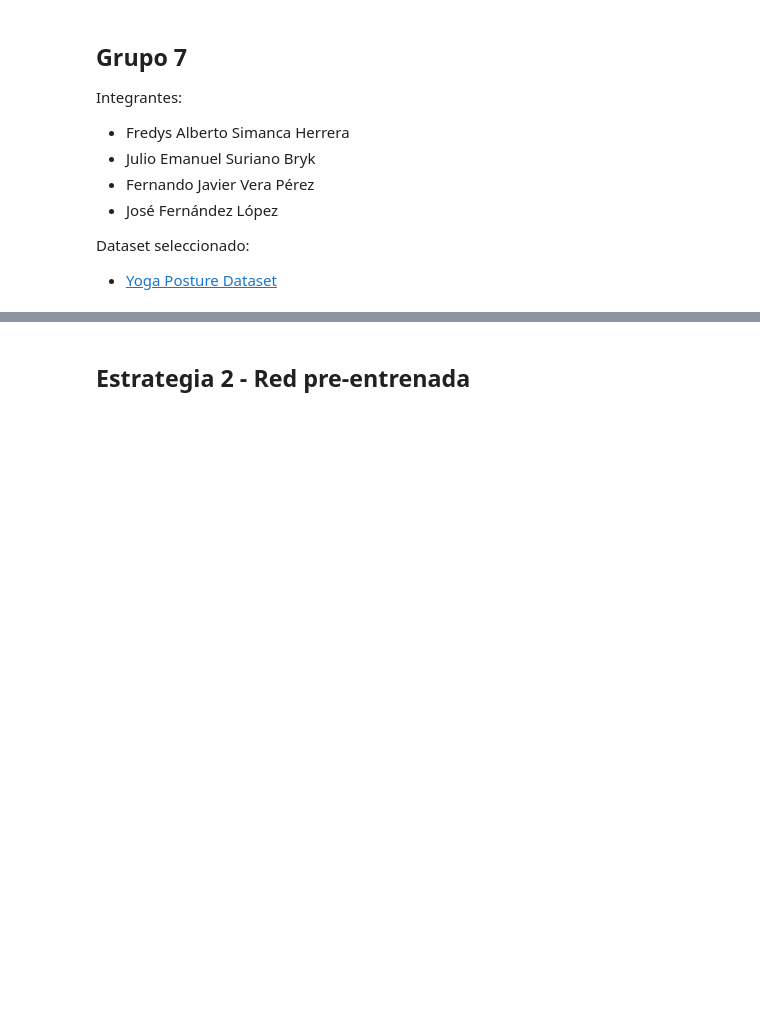
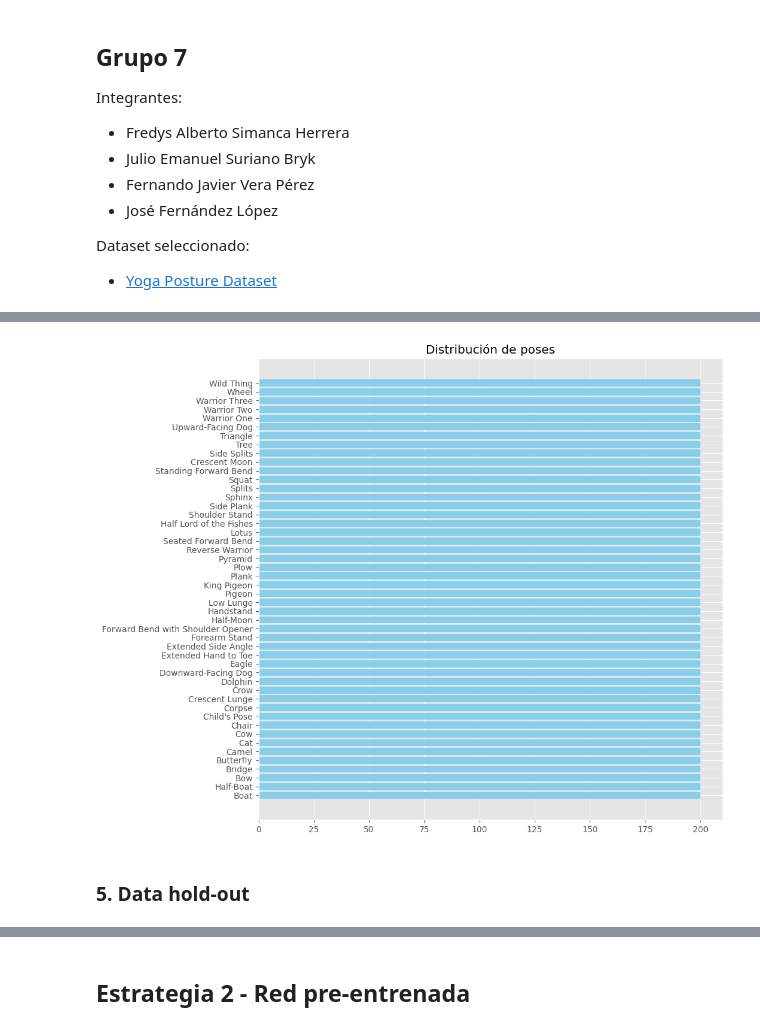
Before and after one commit to EmaSuriano/deep-learning-group-7, a Jupyter notebook: final.ipynb, the cells around one changed output, grey strips where cells are left out. Drawn from its saved outputs; the diff is of its cells as text; code cells hidden in the pictures; blank space fills up the shorter version.

```diff
--- a/final.ipynb
+++ b/final.ipynb
@@ -13,0 +239,26 @@ Dataset seleccionado:
+# %%
+# Recorremos todas los labels
+for label in np.unique(y):
+    X_filtered = X[y == label]
+    # calculamos la cantidad de imagenes a generar
+    num_augmentations = IMG_COUNT_PER_CLASS - len(X_filtered)
+
+    if num_augmentations > 0:
+        print(f"[INFO]: Nuevas {num_augmentations} poses de {labelNames[label]}")
+        # ordenamos las imagenes de forma tal que el orden inicial no importe
+        img_random_order = np.random.permutation(X_filtered)
+
+        # generamos nuevas imagenes usando el DataGenerator
+        X_aug = [
+            datagen.random_transform(img_random_order[i % len(X_filtered)]).astype(
+                np.uint8
+            )
+            for i in range(num_augmentations)
+        ]
+
+        # agregamos la misma cantidad de labels como imagenes generadas
+        y_aug = [label] * num_augmentations
+
+        # agregamos augmentations a X e y
+        X = np.append(X, np.array(X_aug), axis=0)
+        y = np.append(y, np.array(y_aug), axis=0)
@@ -13,0 +283,11 @@ Dataset seleccionado:
+# %%
+y_counts = np.bincount(y)
+
+plt.figure(figsize=(10, 10))
+plt.barh(labelNames.values(), y_counts, color="skyblue")
+plt.title("Distribución de poses")
+plt.show()
+# %% [output]
+[figure, added]
+# %% [markdown]
+### 5. Data hold-out
```
Also changed, not shown: parts of 56 cells of this notebook, 1 other file.
